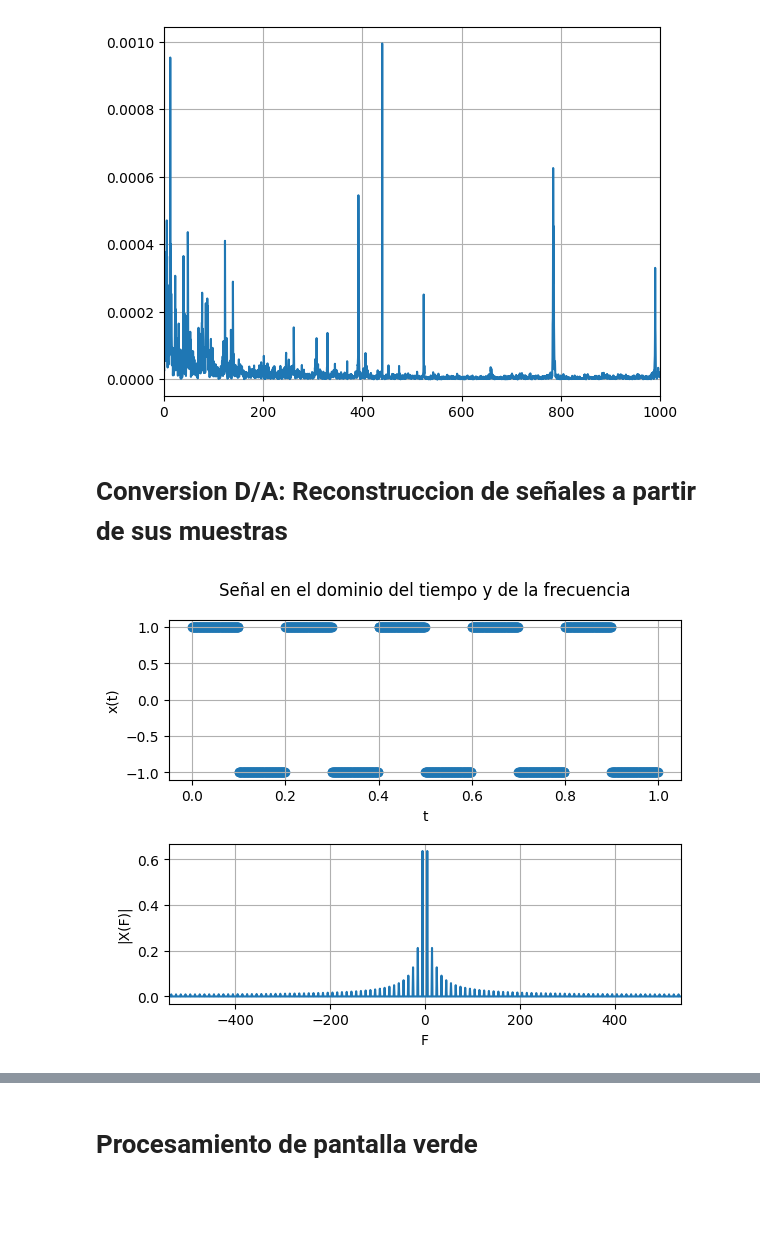
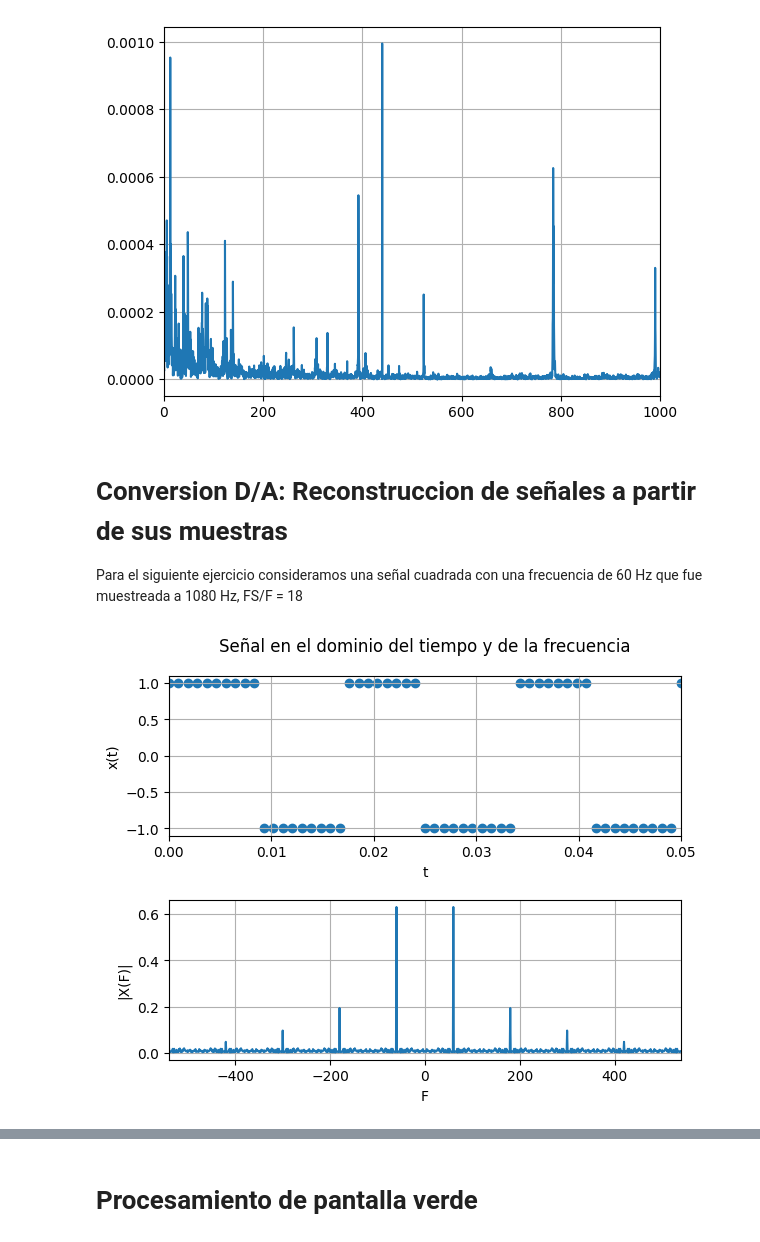
Before and after one commit to andresosorios23/digital_signal_processing, a Jupyter notebook: task_1/task.ipynb, the cells around one changed output, grey strips where cells are left out. Drawn from its saved outputs; the diff is of its cells as text; code cells hidden in the pictures; blank space fills up the shorter version.

```diff
--- a/task_1/task.ipynb
+++ b/task_1/task.ipynb
@@ -145,31 +143,34 @@ plt.ylabel("|X(F)|")
 [figure]
 # %% [markdown]
 # Conversion D/A: Reconstruccion de señales a partir de sus muestras
+
+Para el siguiente ejercicio consideramos una señal cuadrada con una frecuencia de 60 Hz que fue muestreada a 1080 Hz, FS/F = 18
 # %%
 from scipy import signal
 
 
 FS = 1080
 t = np.arange(0, 1, 1 / FS)
-F = 60
+F_signal = 60
 
-x = signal.square(2 * np.pi * 5 * t)
+x = signal.square(2 * np.pi * F_signal * t)
 
 X = abs(np.fft.fftshift(np.fft.fft(x))) / len(x)
 F = ((np.arange(0, len(x))) / len(x) - 0.5) * FS
 
 fig, (ax1, ax2) = plt.subplots(2, 1)
 plt.subplots_adjust(left=0.1, bottom=0.1, right=0.9, top=0.9, wspace=0.4, hspace=0.4)
 fig.suptitle("Señal en el dominio del tiempo y de la frecuencia")
 ax1.scatter(t, x)
 
 ax1.set_ylabel("x(t)")
 ax1.set_xlabel("t")
+ax1.set_xlim([0, 0.05])
 ax1.grid()
 ax2.plot(F, X)
 ax2.set_ylabel("|X(F)|")
 ax2.set_xlabel("F")
 ax2.set_xlim([-FS/2, FS/2])
 ax2.grid()
 # %% [output]
-[figure, old version]
+[figure, new version]
```
Also changed, not shown: parts of 9 cells of this notebook, 1 other file.
